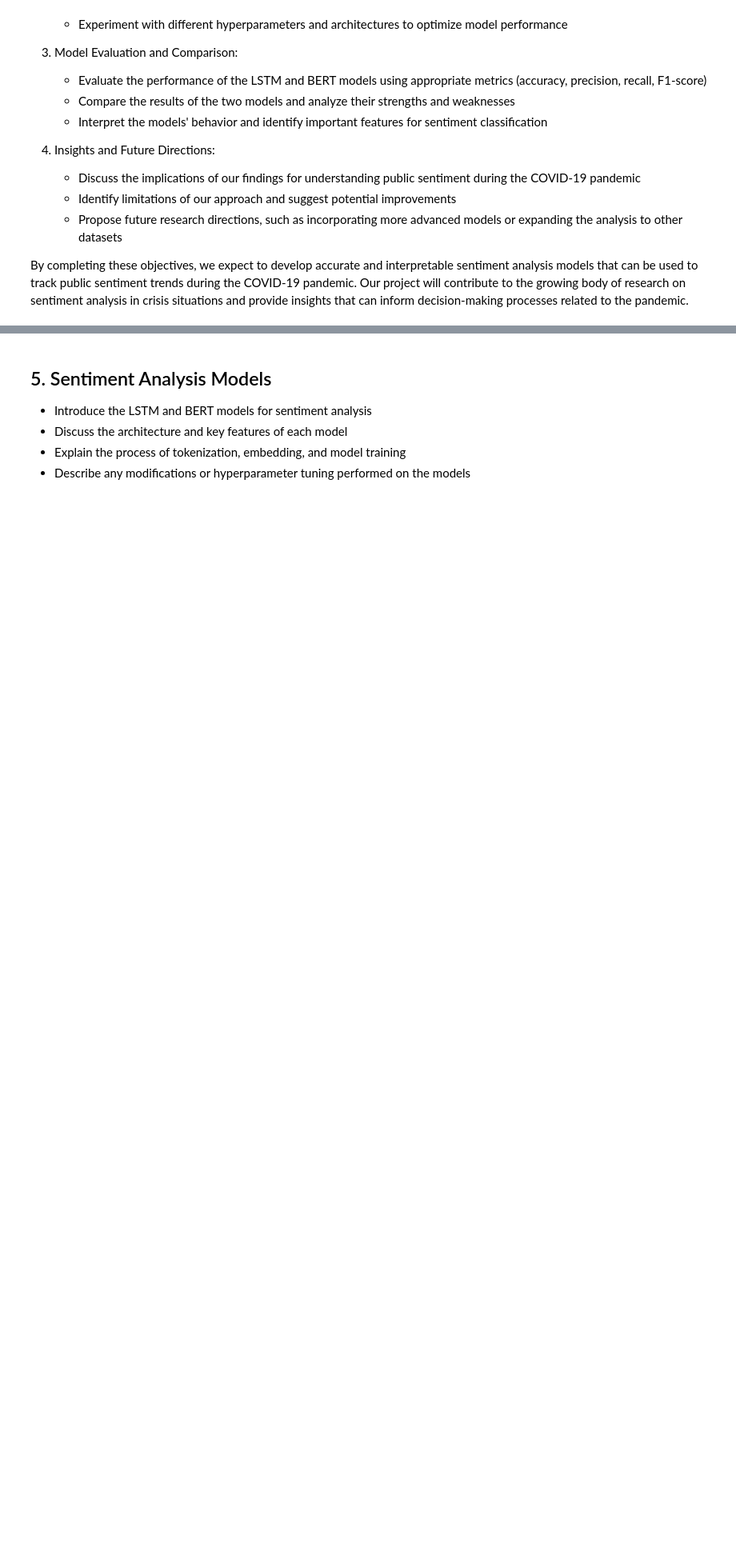
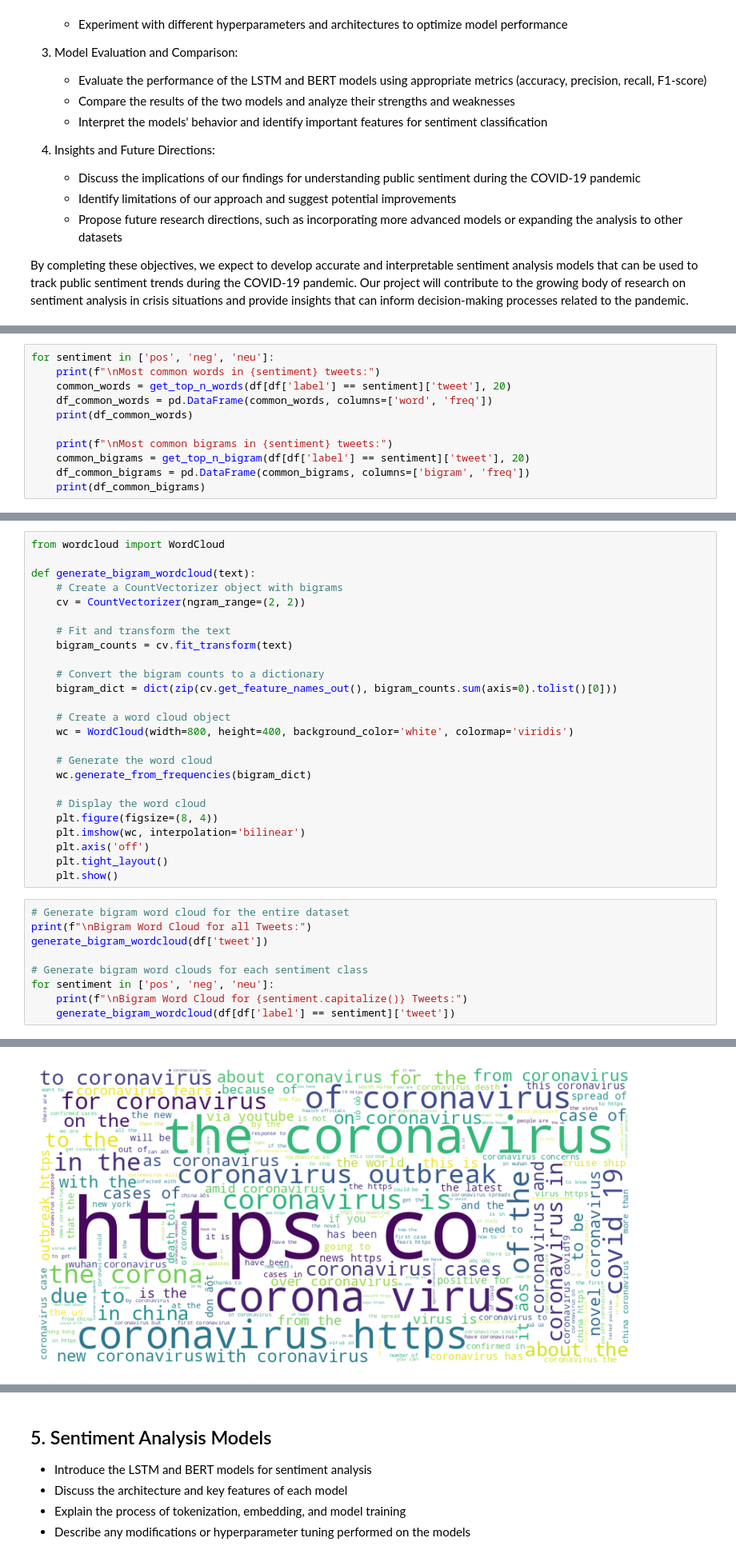
Before and after one commit to Lexian-6/Sentiment-Analysis-towards-COVID-19-on-Twitter, a Jupyter notebook: COVIDSenti_Analysis.ipynb, the cells around one changed output, grey strips where cells are left out. Shown at 80% size. Saved outputs shown, nothing was run; the diff lists cells and outputs as text; blank space fills up the shorter version.

```diff
--- a/COVIDSenti_Analysis.ipynb
+++ b/COVIDSenti_Analysis.ipynb
@@ -162,0 +219,11 @@ Name: count, dtype: int64
+# %%
+for sentiment in ['pos', 'neg', 'neu']:
+    print(f"\nMost common words in {sentiment} tweets:")
+    common_words = get_top_n_words(df[df['label'] == sentiment]['tweet'], 20)
+    df_common_words = pd.DataFrame(common_words, columns=['word', 'freq'])
+    print(df_common_words)
+
+    print(f"\nMost common bigrams in {sentiment} tweets:")
+    common_bigrams = get_top_n_bigram(df[df['label'] == sentiment]['tweet'], 20)
+    df_common_bigrams = pd.DataFrame(common_bigrams, columns=['bigram', 'freq'])
+    print(df_common_bigrams)
@@ -162,0 +248,35 @@ Name: count, dtype: int64
+# %%
+from wordcloud import WordCloud
+
+def generate_bigram_wordcloud(text):
+    # Create a CountVectorizer object with bigrams
+    cv = CountVectorizer(ngram_range=(2, 2))
+
+    # Fit and transform the text
+    bigram_counts = cv.fit_transform(text)
+
+    # Convert the bigram counts to a dictionary
+    bigram_dict = dict(zip(cv.get_feature_names_out(), bigram_counts.sum(axis=0).tolist()[0]))
+
+    # Create a word cloud object
+    wc = WordCloud(width=800, height=400, background_color='white', colormap='viridis')
+
+    # Generate the word cloud
+    wc.generate_from_frequencies(bigram_dict)
+
+    # Display the word cloud
+    plt.figure(figsize=(8, 4))
+    plt.imshow(wc, interpolation='bilinear')
+    plt.axis('off')
+    plt.tight_layout()
+    plt.show()
+# %%
+# Generate bigram word cloud for the entire dataset
+print(f"\nBigram Word Cloud for all Tweets:")
+generate_bigram_wordcloud(df['tweet'])
+
+# Generate bigram word clouds for each sentiment class
+for sentiment in ['pos', 'neg', 'neu']:
+    print(f"\nBigram Word Cloud for {sentiment.capitalize()} Tweets:")
+    generate_bigram_wordcloud(df[df['label'] == sentiment]['tweet'])
+# %% [output]
@@ -162,0 +284 @@ Name: count, dtype: int64
+[figure, added]
```
Also changed, not shown: parts of 12 cells of this notebook.
